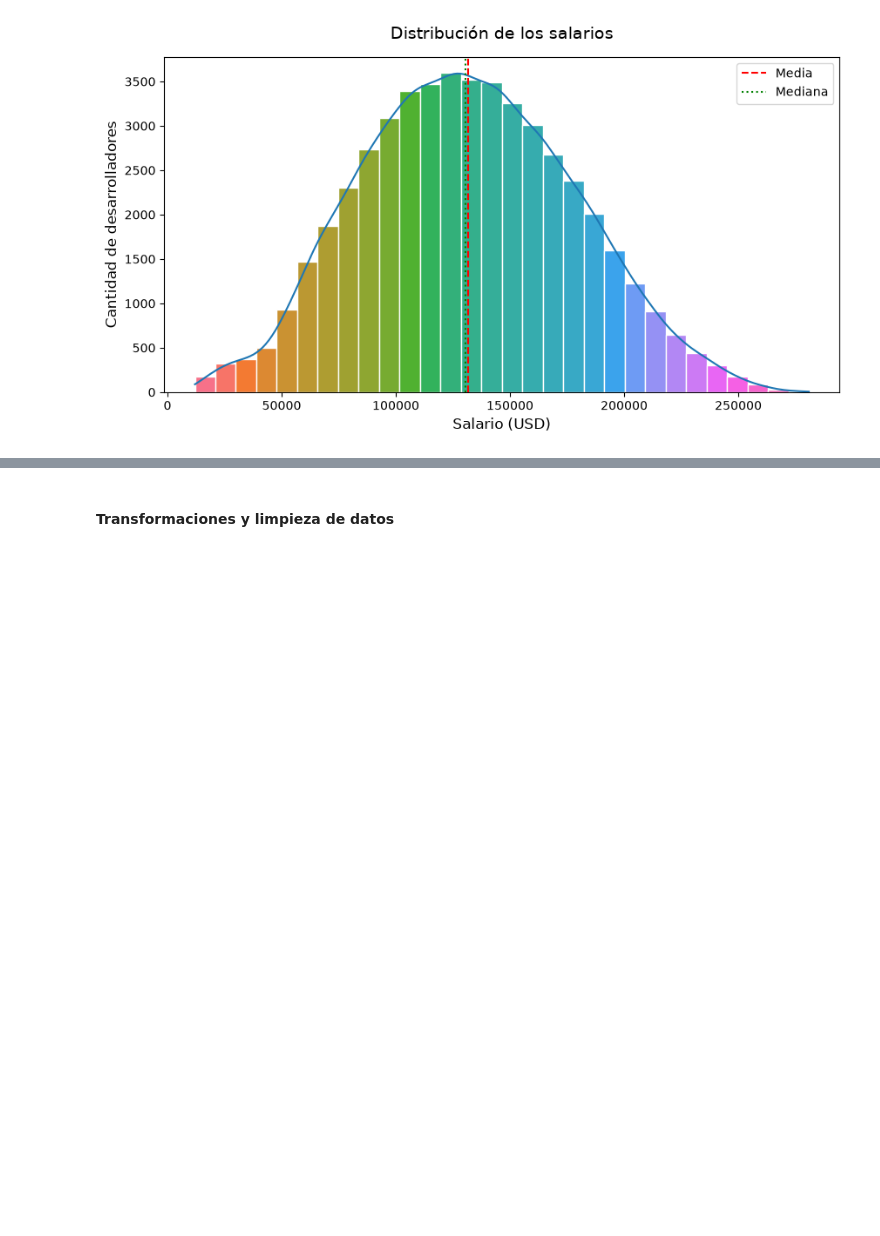
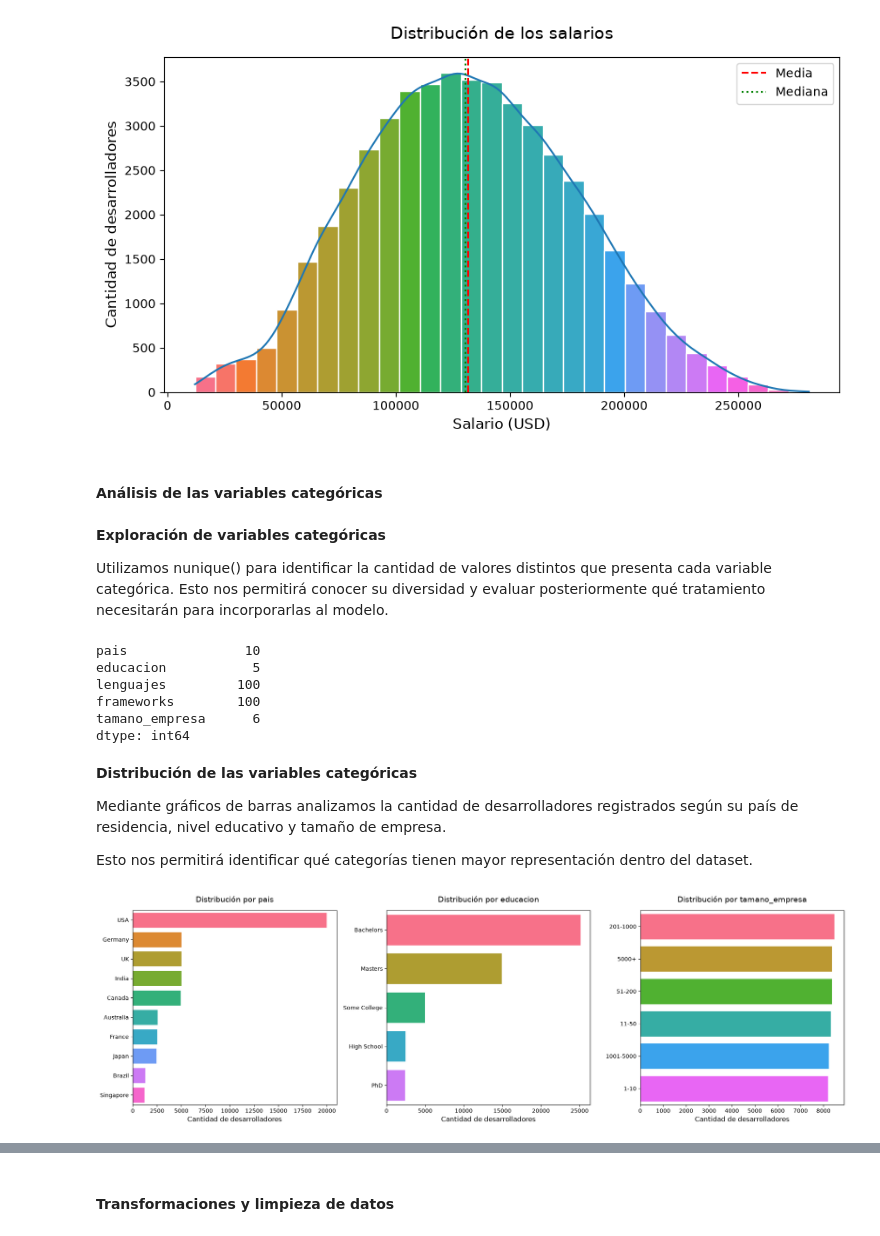
Before and after one commit to Itz-U/Proyecto2_Olivera_Urriola_UPSO-Salliquelo, a Jupyter notebook: Proyecto2_Olivera_Urriola_Salliquelo.ipynb, the cells around one changed output, grey strips where cells are left out. Cells and saved outputs as stored; diff of their text form; code cells hidden in the pictures; blank space fills up the shorter version.

Commit message:
-Analisis variables categóricas, distribución y correlacion

```diff
--- a/Proyecto2_Olivera_Urriola_Salliquelo.ipynb
+++ b/Proyecto2_Olivera_Urriola_Salliquelo.ipynb
@@ -268,3 +268,63 @@ plt.legend()
 plt.show()
 # %% [output]
 [figure]
+# %% [markdown]
+#### Análisis de las variables categóricas
+# %% [markdown]
+**Exploración de variables categóricas**
+
+Utilizamos nunique() para identificar la cantidad de valores distintos que presenta cada variable categórica. Esto nos permitirá conocer su diversidad y evaluar posteriormente qué tratamiento necesitarán para incorporarlas al modelo.
+# %%
+# Cantidad de valores únicos por variable categórica
+categoricas = [
+    "pais", "educacion", "lenguajes",
+    "frameworks", "tamano_empresa"
+]
+
+df[categoricas].nunique()
+# %% [output]
+pais               10
+educacion           5
+lenguajes         100
+frameworks        100
+tamano_empresa      6
+dtype: int64
+# %% [markdown]
+**Distribución de las variables categóricas**
+
+Mediante gráficos de barras analizamos la cantidad de desarrolladores registrados según su país de residencia, nivel educativo y tamaño de empresa.
+
+Esto nos permitirá identificar qué categorías tienen mayor representación dentro del dataset.
+# %%
+# Variables categóricas a visualizar
+variables = ["pais", "educacion", "tamano_empresa"]
+
+fig, axes = plt.subplots(1, 3, figsize=(19, 6))
+
+for ax, variable in zip(axes, variables):
+
+    frecuencias = df[variable].value_counts()
+
+    sns.barplot(
+        x=frecuencias.values,
+        y=frecuencias.index,
+        color="steelblue",
+        edgecolor="white",
+        linewidth=1,
+        ax=ax
+    )
+
+    # Paleta HUSL
+    paleta_barras = sns.color_palette("husl", len(ax.patches))
+
+    for i, barra in enumerate(ax.patches):
+        barra.set_facecolor(paleta_barras[i])
+
+    ax.set_title(f"Distribución por {variable}", fontsize=14, pad=15)
+    ax.set_xlabel("Cantidad de desarrolladores", fontsize=12)
+    ax.set_ylabel("")
+
+plt.tight_layout()
+plt.show()
+# %% [output]
+[figure, added]
```
Also changed, not shown: parts of 11 cells of this notebook.
